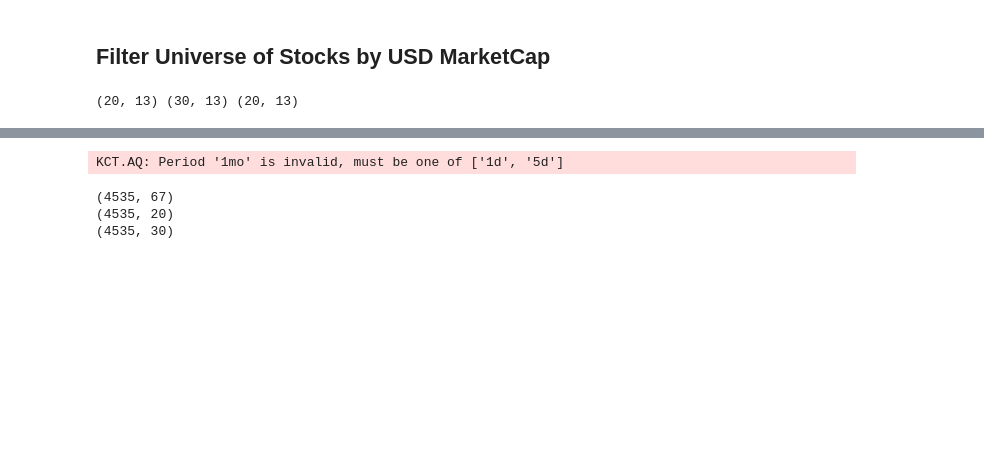
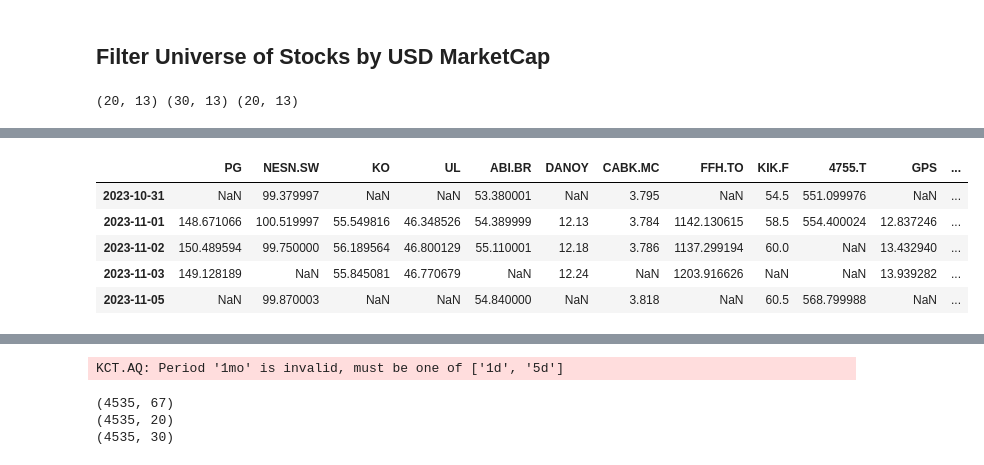
Before and after one commit to apenake/Certified_B_Corp_Index, a Jupyter notebook: Public B Corp Index with Currency Conversion.ipynb, the cells around one changed output, grey strips where cells are left out. Saved outputs shown, nothing was run; the diff lists cells and outputs as text; code cells hidden in the pictures; blank space fills up the shorter version.

```diff
--- a/Public B Corp Index with Currency Conversion.ipynb
+++ b/Public B Corp Index with Currency Conversion.ipynb
@@ -9,6 +9,9 @@ import seaborn as sns
 # %%
 import yfinance as yf
 import requests
+# %%
+s = '2023-11-01'
+e = '2023-12-31'
 # %%
 df = pd.read_csv("https://query.data.world/s/pzd7uazpmpyortmg6fsuxiaoizllgu?dws=00000", encoding='ISO-8859-1')
 display(df.head())
@@ -466,0 +496,34 @@ print(stock_index_top20.shape, stock_index_top30.shape, stock_index_over1b.shape
+# %%
+stock_index = stock_index_top20.copy()
+start_date = s
+end_date = e
+# %%
+def get_price_history2 (df, start = start_date, end=end_date):
+    tickers_list = df.index.tolist()
+    tickers_data= {}
+    first_object = yf.Ticker(tickers_list[0])
+
+    prices = pd.DataFrame.from_dict(first_object.history(start=start, end=end, interval = "1d"))
+    prices.drop(['Open', 'High', 'Low', 'Volume', 'Dividends', 'Stock Splits'], axis=1, inplace=True)
+    prices.columns = [tickers_list[0]]
+
+
+    for ticker in tickers_list[1:]:
+        ticker_object = yf.Ticker(ticker)
+        try:
+            temp = pd.DataFrame.from_dict(ticker_object.history(start=start, end=end, interval = "1d"))
+            temp.drop(['Open', 'High', 'Low', 'Volume', 'Dividends', 'Stock Splits'], axis=1, inplace=True)
+            temp.columns = [ticker]
+            prices = prices.merge(temp, how="outer", left_index=True, right_index=True)
+        except:
+            continue
+
+
+    # Collapse date across international zones:
+    prices.index = pd.to_datetime(prices.index).date
+    prices = prices.groupby(prices.index).ffill()
+    prices = prices.groupby(prices.index).bfill()
+    prices = prices.groupby(prices.index).last()
+
+
+    return prices
@@ -466,0 +555,9 @@ print(stock_index_top20.shape, stock_index_top30.shape, stock_index_over1b.shape
+# %%
+display(price_history_df.head())
+# %% [output]
+|  | PG | NESN.SW | KO | UL | ABI.BR | DANOY | CABK.MC | FFH.TO | KIK.F | 4755.T | GPS | ... |
+| 2023-10-31 | NaN | 99.379997 | NaN | NaN | 53.380001 | NaN | 3.795 | NaN | 54.5 | 551.099976 | NaN | ... |
+| 2023-11-01 | 148.671066 | 100.519997 | 55.549816 | 46.348526 | 54.389999 | 12.13 | 3.784 | 1142.130615 | 58.5 | 554.400024 | 12.837246 | ... |
+| 2023-11-02 | 150.489594 | 99.750000 | 56.189564 | 46.800129 | 55.110001 | 12.18 | 3.786 | 1137.299194 | 60.0 | NaN | 13.432940 | ... |
+| 2023-11-03 | 149.128189 | NaN | 55.845081 | 46.770679 | NaN | 12.24 | NaN | 1203.916626 | NaN | NaN | 13.939282 | ... |
+| 2023-11-05 | NaN | 99.870003 | NaN | NaN | 54.840000 | NaN | 3.818 | NaN | 60.5 | 568.799988 | NaN | ... |
```
Also changed, not shown: parts of 39 cells of this notebook, 1 other file.
